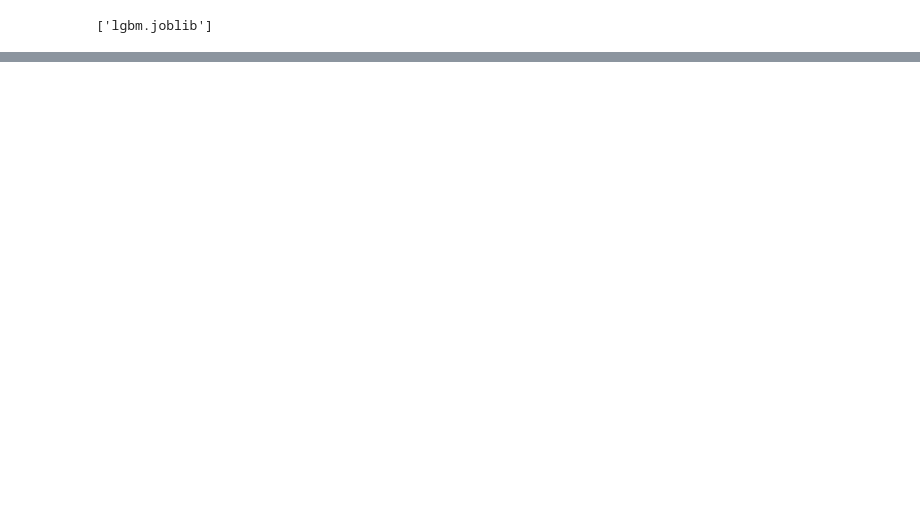
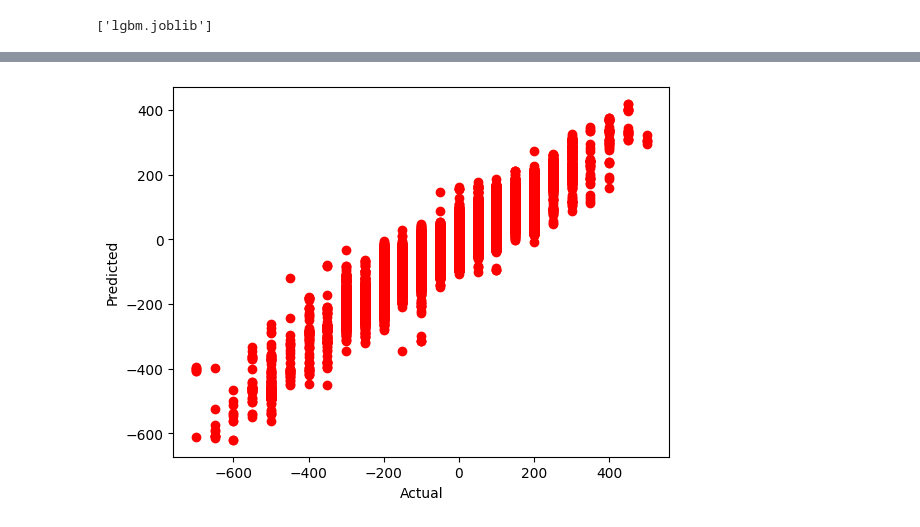
Before and after one commit to TrevorSemeraro/short-term-orderbook-trends, a Jupyter notebook: model.ipynb, the cells around one changed output, grey strips where cells are left out. Cells and saved outputs as stored; diff of their text form; code cells hidden in the pictures; blank space fills up the shorter version.

Commit message:
lgbm regression

```diff
--- a/model.ipynb
+++ b/model.ipynb
@@ -91,7 +73,7 @@ from lightgbm import LGBMClassifier, plot_importance
 from sklearn.model_selection import train_test_split
 import joblib
 
-X_train, X_test, y_train, y_test = train_test_split(feature_df, labels_df['5s_change'], test_size=0.33)
+X_train, X_test, y_train, y_test = train_test_split(feature_df, labels_df['5s_change'], test_size=0.2)
 
 print("[+] Loading model...")
 lgbm : LGBMClassifier = joblib.load('lgbm.joblib')
@@ -108,0 +91,11 @@ plt.show()
+# %%
+import numpy as np
+
+y_pred = lgbm.predict(X_test)
+
+plt.scatter(y_test, y_pred, color='red')
+plt.xlabel('Actual')
+plt.ylabel('Predicted')
+plt.show()
+# %% [output]
+[figure, added]
```
Also changed, not shown: parts of 4 cells of this notebook, 1 other file.
